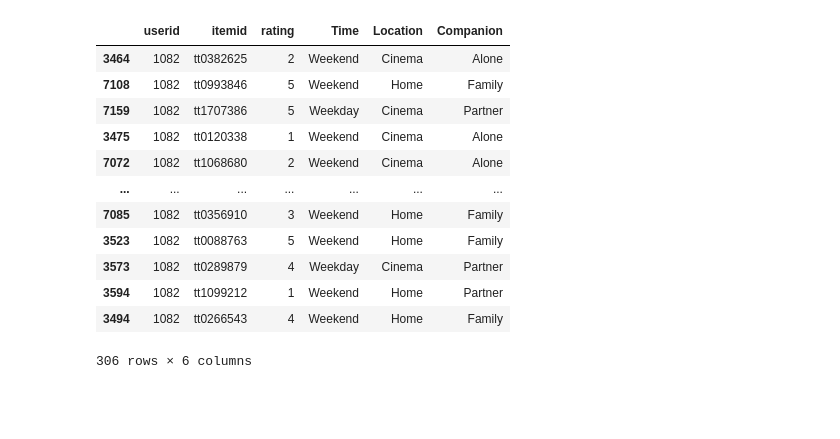
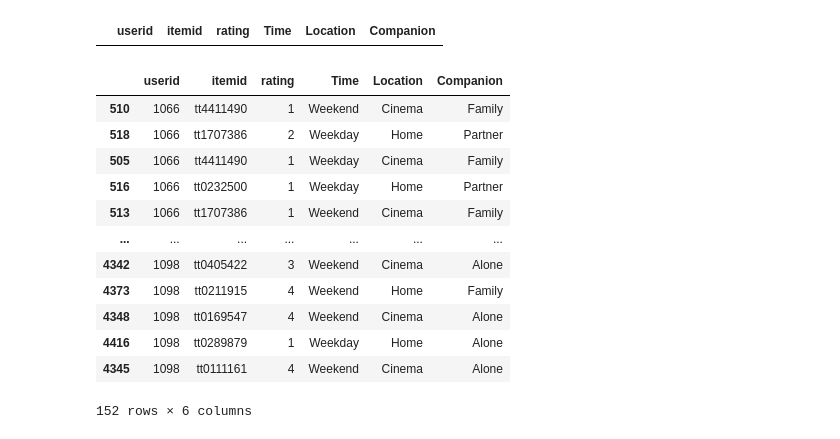
Before and after one commit to johaneschristian/daa-cars-algorithm, a Jupyter notebook: Test trial.ipynb, the cells around one changed output. Cells and saved outputs as stored; diff of their text form; code cells hidden in the pictures; blank space fills up the shorter version.

```diff
--- a/Test trial.ipynb
+++ b/Test trial.ipynb
@@ -23 +24,10 @@ ratings_1082 = ratings[ratings['userid'] == '1082']
+# %%
+users = ratings['userid'].unique()
+# %%
+kfold = ms.KFold(5, shuffle=True, random_state=1)
+kfold.split(users)
+
+for train, test in kfold.split(users):
+    test_set = users[test]
+    break
 # %%
@@ -41,16 +38,27 @@ ratings_1082 = ratings_1082.sample(frac=1)
+# %%
+witheld_dataset = pd.DataFrame(columns=ratings.columns)
+display(witheld_dataset)
+# %% [output]
+|  | userid | itemid | rating | Time | Location | Companion |
+# %%
+for user in test_set:
+    user_df = ratings[ratings['userid'] == user]
+    witheld = user_df.sample(frac=0.2)
+    witheld_dataset = witheld_dataset.append(witheld)
+    ratings.drop(witheld.index, inplace=True)
 # %%
-display(ratings_1082)
+display(witheld_dataset)
 # %% [output]
 |  | userid | itemid | rating | Time | Location | Companion |
-| 3464 | 1082 | tt0382625 | 2 | Weekend | Cinema | Alone |
-| 7108 | 1082 | tt0993846 | 5 | Weekend | Home | Family |
-| 7159 | 1082 | tt1707386 | 5 | Weekday | Cinema | Partner |
-| 3475 | 1082 | tt0120338 | 1 | Weekend | Cinema | Alone |
-| 7072 | 1082 | tt1068680 | 2 | Weekend | Cinema | Alone |
+| 510 | 1066 | tt4411490 | 1 | Weekend | Cinema | Family |
+| 518 | 1066 | tt1707386 | 2 | Weekday | Home | Partner |
+| 505 | 1066 | tt4411490 | 1 | Weekday | Cinema | Family |
+| 516 | 1066 | tt0232500 | 1 | Weekday | Home | Partner |
+| 513 | 1066 | tt1707386 | 1 | Weekend | Cinema | Family |
 | ... | ... | ... | ... | ... | ... | ... |
-| 7085 | 1082 | tt0356910 | 3 | Weekend | Home | Family |
-| 3523 | 1082 | tt0088763 | 5 | Weekend | Home | Family |
-| 3573 | 1082 | tt0289879 | 4 | Weekday | Cinema | Partner |
-| 3594 | 1082 | tt1099212 | 1 | Weekend | Home | Partner |
-| 3494 | 1082 | tt0266543 | 4 | Weekend | Home | Family |
+| 4342 | 1098 | tt0405422 | 3 | Weekend | Cinema | Alone |
+| 4373 | 1098 | tt0211915 | 4 | Weekend | Home | Family |
+| 4348 | 1098 | tt0169547 | 4 | Weekend | Cinema | Alone |
+| 4416 | 1098 | tt0289879 | 1 | Weekday | Home | Alone |
+| 4345 | 1098 | tt0111161 | 4 | Weekend | Cinema | Alone |
-306 rows × 6 columns
+152 rows × 6 columns
```
Also changed, not shown: parts of 13 cells of this notebook, 8 other files.
